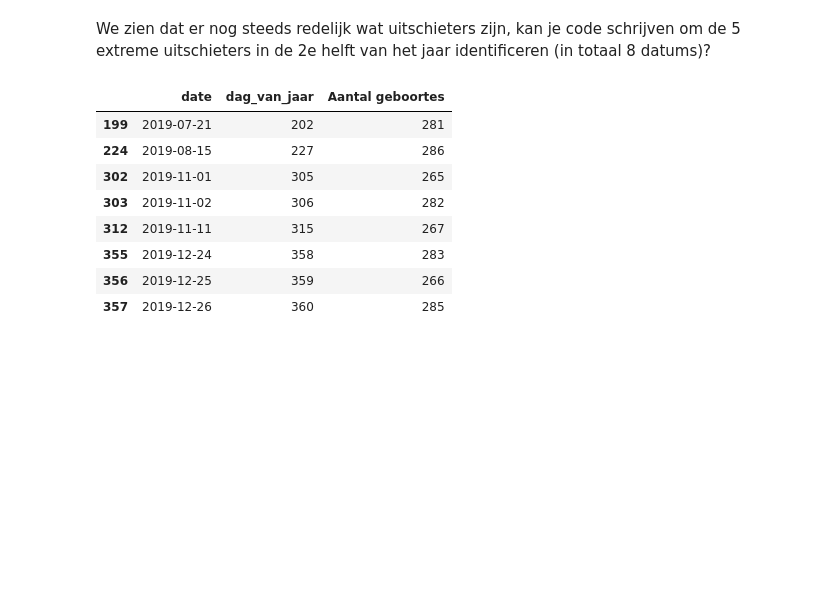
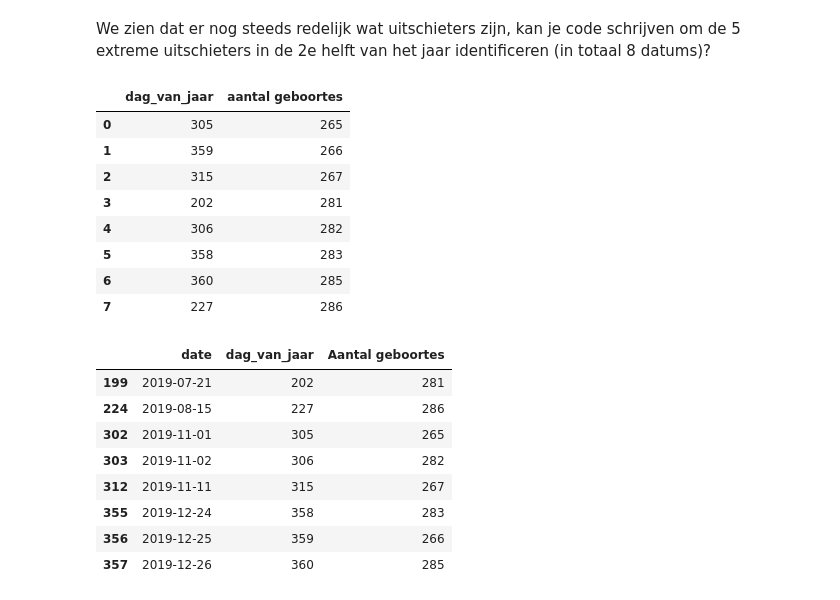
Before and after one commit to cdieltje/ExamenSyntra, a Jupyter notebook: notebooks/examen_deel1.ipynb, the cells around one changed output. Saved outputs shown, nothing was run; the diff lists cells and outputs as text; code cells hidden in the pictures; blank space fills up the shorter version.

```diff
--- a/notebooks/examen_deel1.ipynb
+++ b/notebooks/examen_deel1.ipynb
@@ -299,3 +303,27 @@ Maak dezelfde plot nu opnieuw met het aantal geboortes per dag.
+# %%
+# from df that is grouped per day, filter on second half of year
+df_birth_day_clean_2ndyearhalf = df_birth_day_clean[df_birth_day_clean.index > 181]
+
+# Get low outliers
+df_outliers_low = df_birth_day_clean_2ndyearhalf.nsmallest(8, 'naam')
+
+# clean up df with outliers for a clearer view
+df_outliers_low = (df_outliers_low
+                   .rename(columns={'naam': 'aantal geboortes'})
+                   .drop(columns=['gemeente', 'geslacht', 'verwachte datum', 'start_van_jaar', 'geboortedatum'])
+                   .reset_index()
+                  )
+df_outliers_low
+# %% [output]
+|  | dag_van_jaar | aantal geboortes |
+| 0 | 305 | 265 |
+| 1 | 359 | 266 |
+| 2 | 315 | 267 |
+| 3 | 202 | 281 |
+| 4 | 306 | 282 |
+| 5 | 358 | 283 |
+| 6 | 360 | 285 |
+| 7 | 227 | 286 |
 # %%
 # %% [output]
 |  | date | dag_van_jaar | Aantal geboortes |
```
Also changed, not shown: parts of 15 cells of this notebook.
